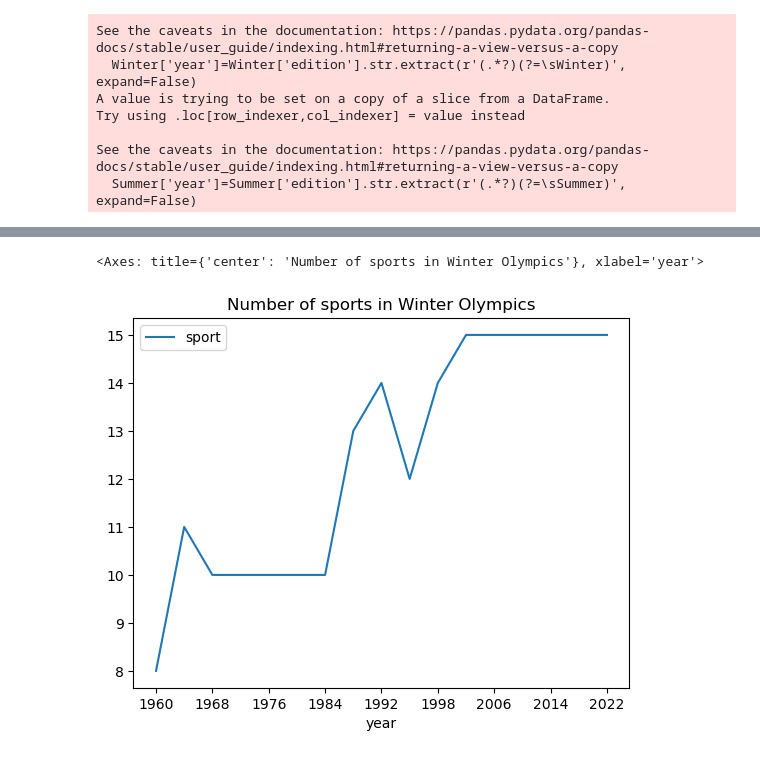
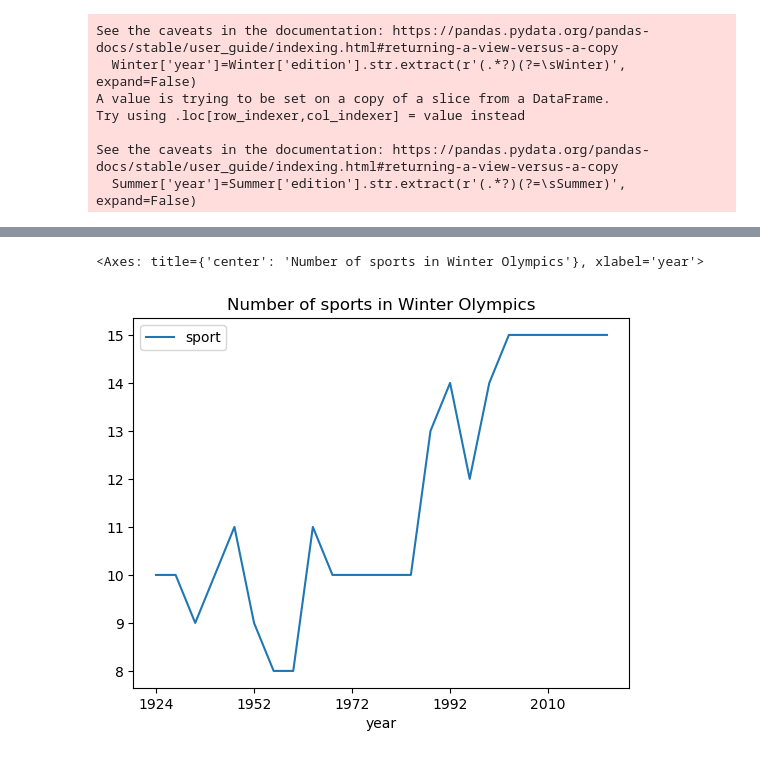
Before and after one commit to tristanpadiou/Group-Project-1, a Jupyter notebook: ishosting.ipynb, the cells around one changed output, grey strips where cells are left out. Drawn from its saved outputs; the diff is of its cells as text; code cells hidden in the pictures.

Commit message:
finished the analysis of the data, created a prophet plot too

```diff
--- a/ishosting.ipynb
+++ b/ishosting.ipynb
@@ -22,6 +10,6 @@ athletes
 # %%
 # separating each olympics edition
-year='1960'
+year='1908'
 edition=athletes.loc[athletes['edition']>year]#.set_index('edition')
 # %%
 #separating the winter and summer olympics
@@ -81,10 +132,10 @@ participantssummer.plot(title='Number of participants in Summer Olympics')
 # %%
 #let's see the number of sports in each winter olympics edition
 wintersports=pd.DataFrame(Winter.groupby(['year'])['sport'].nunique())
-wintersports.plot(title='Number of sports in Winter Olympics')
+wintersports.plot(title='Number of sports in Winter Olympics', kind='line')
 # %% [output]
 <Axes: title={'center': 'Number of sports in Winter Olympics'}, xlabel='year'>
-[figure, old version]
+[figure, new version]
 # %%
 #plotting the data for summer olympics sports
 summersports=pd.DataFrame(Summer.groupby(['year'])['sport'].nunique())
```
Also changed, not shown: parts of 16 cells of this notebook.
